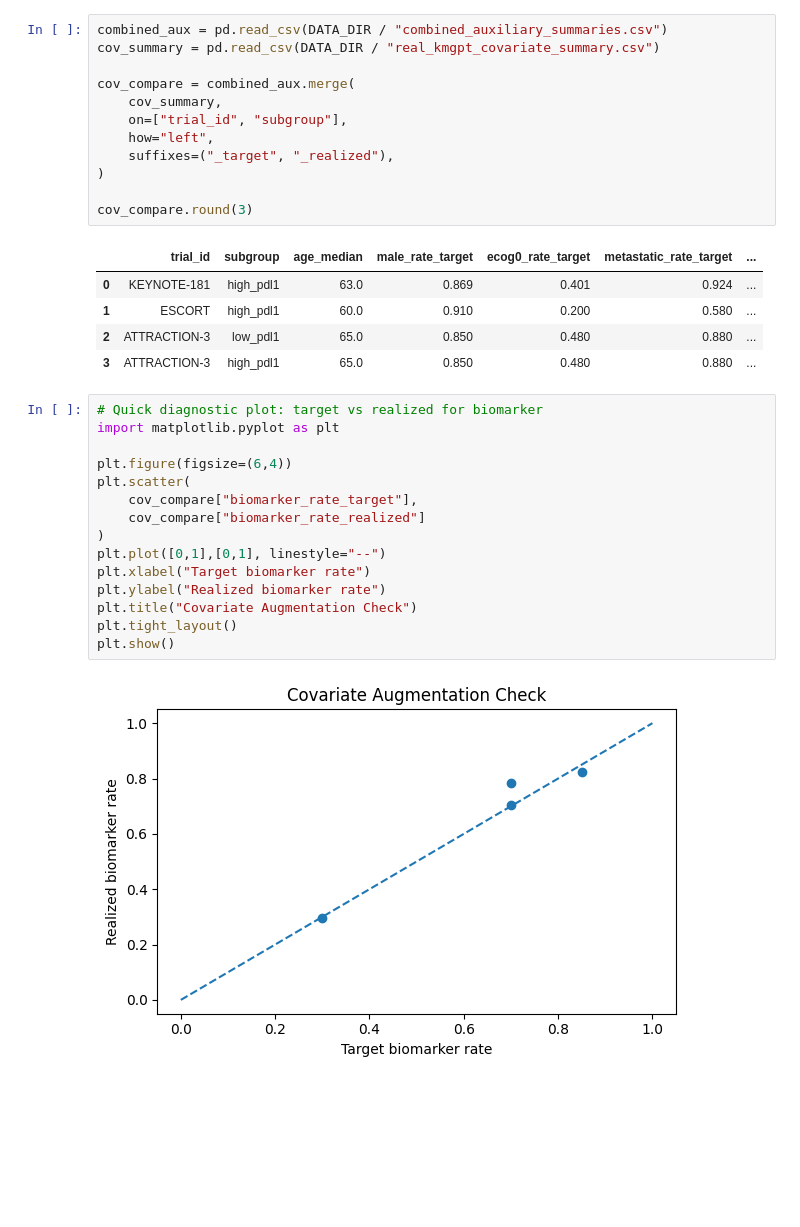
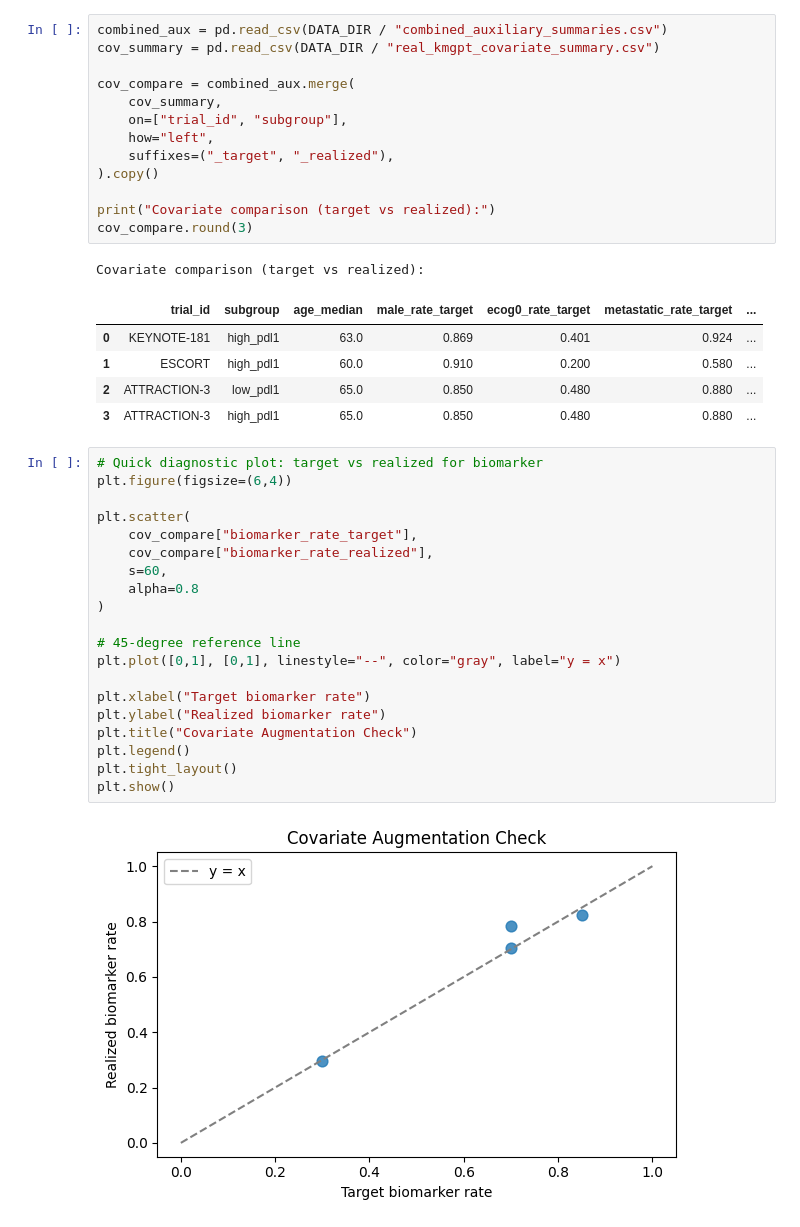
Before and after one commit to JonathanMa03/NPBS-project-MaZhu, a Jupyter notebook: notebooks/08_results_discussion.ipynb, the cells around one changed output. Drawn from its saved outputs; the diff is of its cells as text; blank space fills up the shorter version.

```diff
--- a/notebooks/08_results_discussion.ipynb
+++ b/notebooks/08_results_discussion.ipynb
@@ -136,10 +180,12 @@ cov_compare = combined_aux.merge(
     on=["trial_id", "subgroup"],
     how="left",
     suffixes=("_target", "_realized"),
-)
+).copy()
 
+print("Covariate comparison (target vs realized):")
 cov_compare.round(3)
 # %% [output]
+Covariate comparison (target vs realized):
 |  | trial_id | subgroup | age_median | male_rate_target | ecog0_rate_target | metastatic_rate_target | ... |
 | 0 | KEYNOTE-181 | high_pdl1 | 63.0 | 0.869 | 0.401 | 0.924 | ... |
 | 1 | ESCORT | high_pdl1 | 60.0 | 0.910 | 0.200 | 0.580 | ... |
@@ -147,21 +193,26 @@ cov_compare.round(3)
 | 3 | ATTRACTION-3 | high_pdl1 | 65.0 | 0.850 | 0.480 | 0.880 | ... |
 # %%
 # Quick diagnostic plot: target vs realized for biomarker
-import matplotlib.pyplot as plt
+plt.figure(figsize=(6,4))
 
-plt.figure(figsize=(6,4))
 plt.scatter(
     cov_compare["biomarker_rate_target"],
-    cov_compare["biomarker_rate_realized"]
+    cov_compare["biomarker_rate_realized"],
+    s=60,
+    alpha=0.8
 )
-plt.plot([0,1],[0,1], linestyle="--")
+
+# 45-degree reference line
+plt.plot([0,1], [0,1], linestyle="--", color="gray", label="y = x")
+
 plt.xlabel("Target biomarker rate")
 plt.ylabel("Realized biomarker rate")
 plt.title("Covariate Augmentation Check")
+plt.legend()
 plt.tight_layout()
 plt.show()
 # %% [output]
-[figure, old version]
+[figure, new version]
 # %% [markdown]
 ### Covariate Augmentation Validation
 
```
Also changed, not shown: parts of 7 cells of this notebook, 2 other files.
